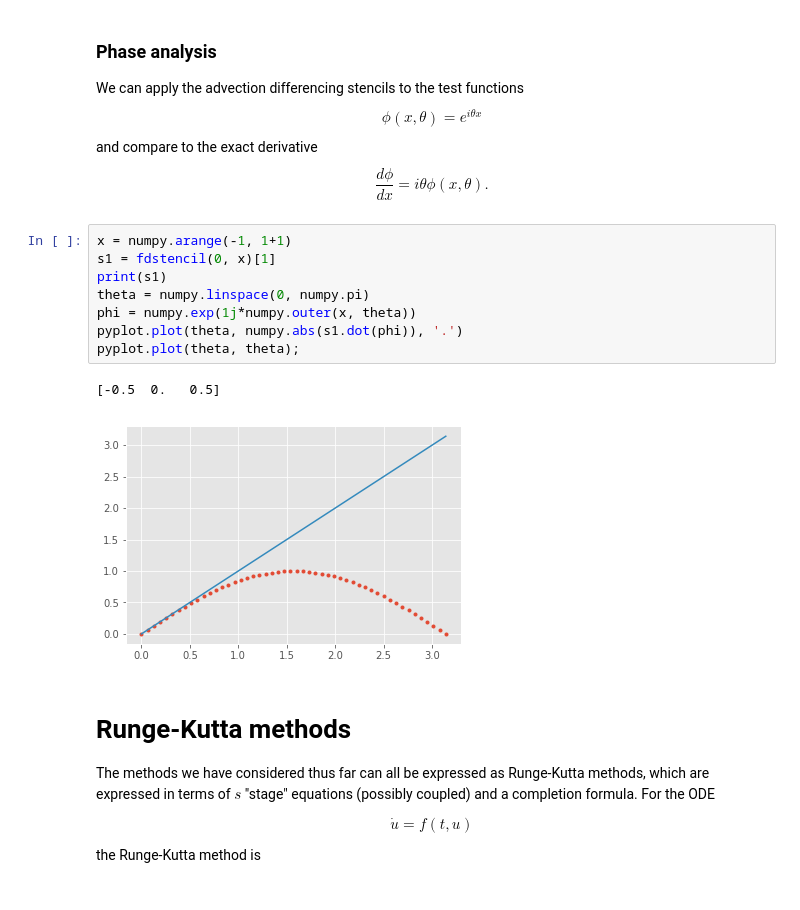
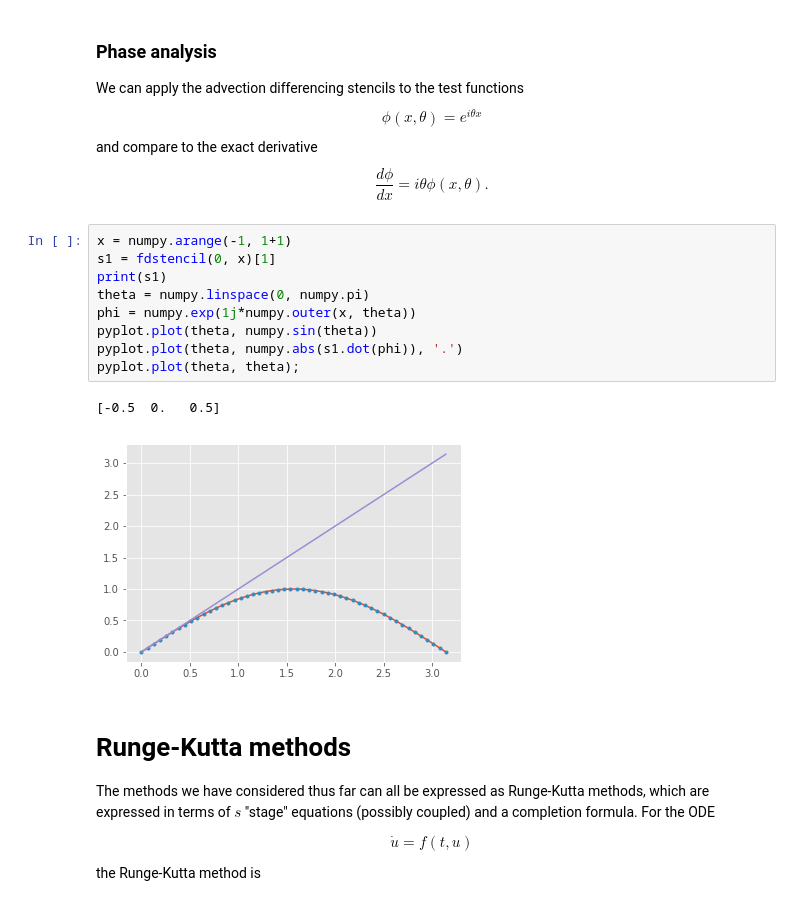
Before and after one commit to cu-numpde/numpde-fall2017, a Jupyter notebook: FDTransient.ipynb, the cells around one changed output. Drawn from its saved outputs; the diff is of its cells as text.

```diff
--- a/FDTransient.ipynb
+++ b/FDTransient.ipynb
@@ -636,14 +643,15 @@ We can apply the advection differencing stencils to the test functions $$ \phi(x
 # %%
 x = numpy.arange(-1, 1+1)
 s1 = fdstencil(0, x)[1]
 print(s1)
 theta = numpy.linspace(0, numpy.pi)
 phi = numpy.exp(1j*numpy.outer(x, theta))
+pyplot.plot(theta, numpy.sin(theta))
 pyplot.plot(theta, numpy.abs(s1.dot(phi)), '.')
 pyplot.plot(theta, theta);
 # %% [output]
 [-0.5  0.   0.5]
-[figure, old version]
+[figure, new version]
 # %% [markdown]
 # Runge-Kutta methods
 
```
Also changed, not shown: parts of 4 cells of this notebook, 1 other file.
